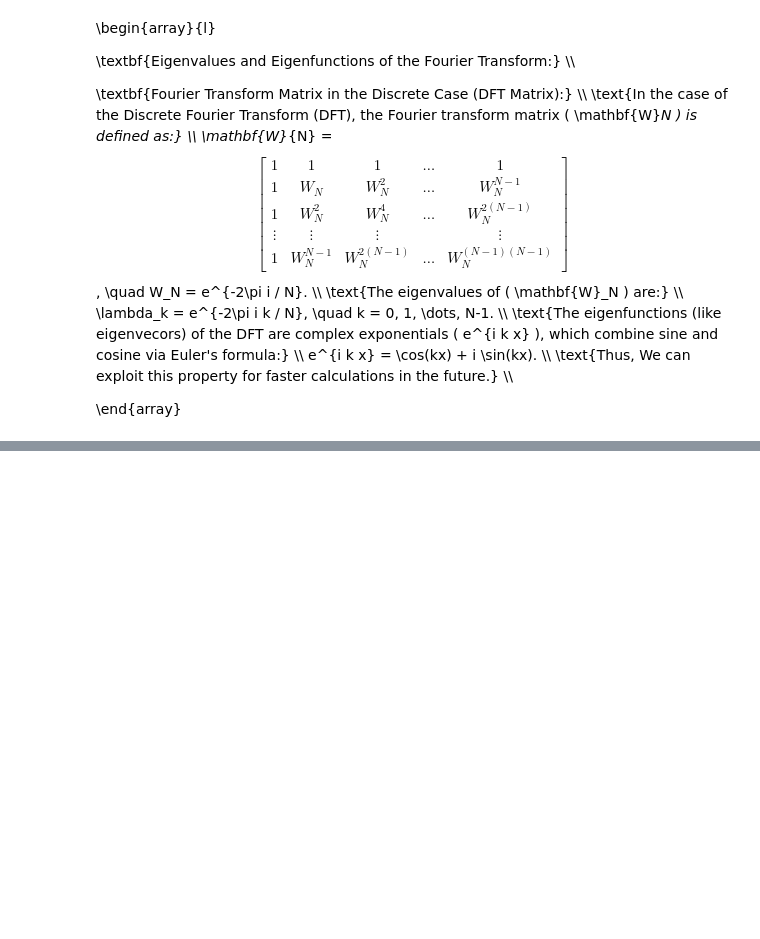
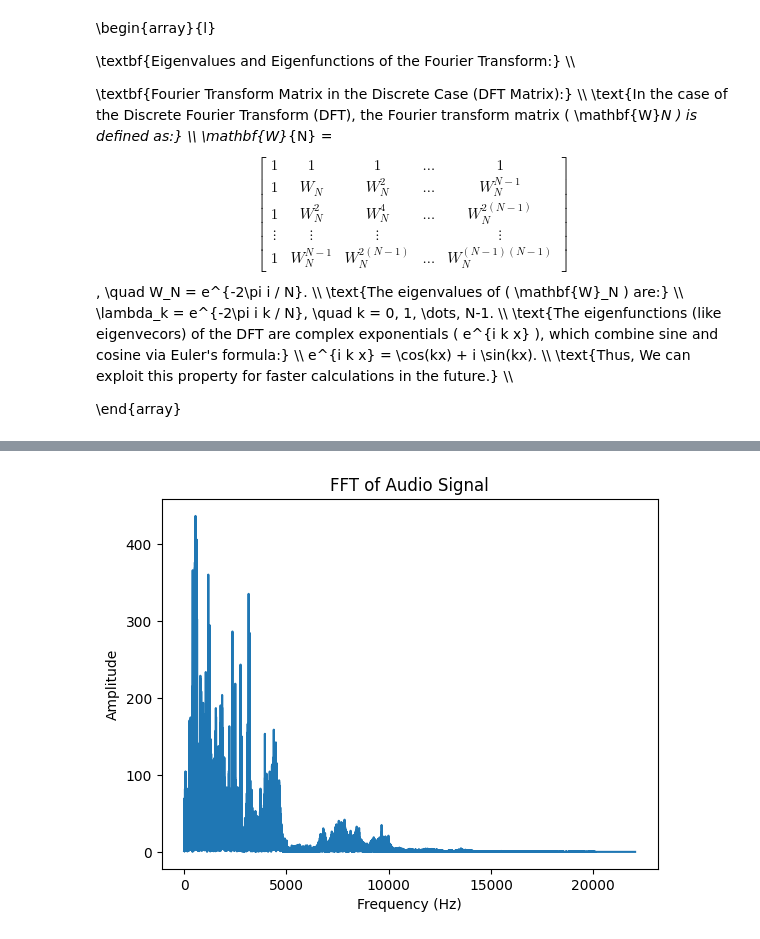
Before and after one commit to Barmaman1012/SoundsDFTAlgorithm, a Jupyter notebook: audio_analyzer.ipynb, the cells around one changed output, grey strips where cells are left out. Cells and saved outputs as stored; diff of their text form; code cells hidden in the pictures; blank space fills up the shorter version.

```diff
--- a/audio_analyzer.ipynb
+++ b/audio_analyzer.ipynb
@@ -676,0 +698,93 @@ e^{i k x} = \cos(kx) + i \sin(kx). \\\\
+# %%
+import numpy as np
+import sounddevice as sd
+import matplotlib.pyplot as plt
+from scipy.fftpack import fft, ifft
+from scipy.signal import stft, istft
+from sklearn.decomposition import PCA
+
+# Record audio
+def record_audio(duration=5, samplerate=44100):
+    print("Recording...")
+    audio = sd.rec(int(duration * samplerate), samplerate=samplerate, channels=1, dtype='float64')
+    sd.wait()
+    print("Recording complete.")
+    return audio.flatten(), samplerate
+
+# Compute FFT
+def compute_fft(audio, samplerate):
+    N = len(audio)
+    fft_values = fft(audio)
+    freqs = np.fft.fftfreq(N, d=1/samplerate)
+    print(f"FFT matrix dimensionality: {fft_values.shape}")
+    return fft_values, freqs
+
+# Compute STFT
+def compute_stft(audio, samplerate, nperseg=1024):
+    f, t, Zxx = stft(audio, fs=samplerate, nperseg=nperseg)
+    print(f"STFT matrix dimensionality: {Zxx.shape}")
+    return f, t, Zxx
+
+# Apply PCA to STFT matrix
+def apply_pca_to_stft(Zxx, n_components=50):
+    magnitude = np.abs(Zxx)
+    phase = np.angle(Zxx)
+    pca = PCA(n_components=n_components)
+    compressed_magnitude = pca.fit_transform(magnitude.T).T
+    reconstructed_magnitude = pca.inverse_transform(compressed_magnitude.T).T
+    print(f"PCA matrix dimensionality (compressed): {compressed_magnitude.shape}")
+    print(f"PCA reconstructed matrix dimensionality: {reconstructed_magnitude.shape}")
+    return reconstructed_magnitude * np.exp(1j * phase), pca
+
+# Reconstruct audio from STFT
+def reconstruct_audio_from_stft(Zxx, samplerate):
+    _, reconstructed_audio = istft(Zxx, fs=samplerate)
+    return reconstructed_audio
+
+# Main function
+def main():
+    duration = 5  # seconds
+    samplerate = 44100  # Hz
+    n_components = 20  # Number of PCA components for dimensionality reduction
+
+    # Step 1: Record audio
+    audio, samplerate = record_audio(duration, samplerate)
+
+    # Step 2: Compute FFT
+    fft_values, freqs = compute_fft(audio, samplerate)
+    plt.figure()
+    plt.plot(freqs[:len(freqs)//2], np.abs(fft_values)[:len(fft_values)//2])
+    plt.title("FFT of Audio Signal")
+    plt.xlabel("Frequency (Hz)")
+    plt.ylabel("Amplitude")
+    plt.show()
+
+    # Step 3: Compute STFT
+    f, t, Zxx = compute_stft(audio, samplerate)
+
+    # Step 4: Apply PCA to STFT
+    Zxx_compressed, pca = apply_pca_to_stft(Zxx, n_components=n_components)
+
+    # Step 5: Reconstruct audio from STFT
+    reconstructed_audio = reconstruct_audio_from_stft(Zxx_compressed, samplerate)
+
+    # Step 6: Compare original and reconstructed audio
+    print("Playing original audio...")
+    sd.play(audio, samplerate)
+    sd.wait()
+
+    print("Playing reconstructed audio...")
+    sd.play(reconstructed_audio, samplerate)
+    sd.wait()
+
+    # Step 7: Plot comparison
+    plt.figure()
+    plt.plot(audio, label="Original Audio", alpha=0.7)
+    plt.plot(reconstructed_audio, label="Reconstructed Audio (PCA)", alpha=0.7)
+    plt.title("Comparison of Original and Reconstructed Audio")
+    plt.legend()
+    plt.show()
+
+if __name__ == "__main__":
+    main()
+# %% [output]
@@ -676,0 +794 @@ e^{i k x} = \cos(kx) + i \sin(kx). \\\\
+[figure, added]
```
Also changed, not shown: parts of 13 cells of this notebook, 2 other files.
